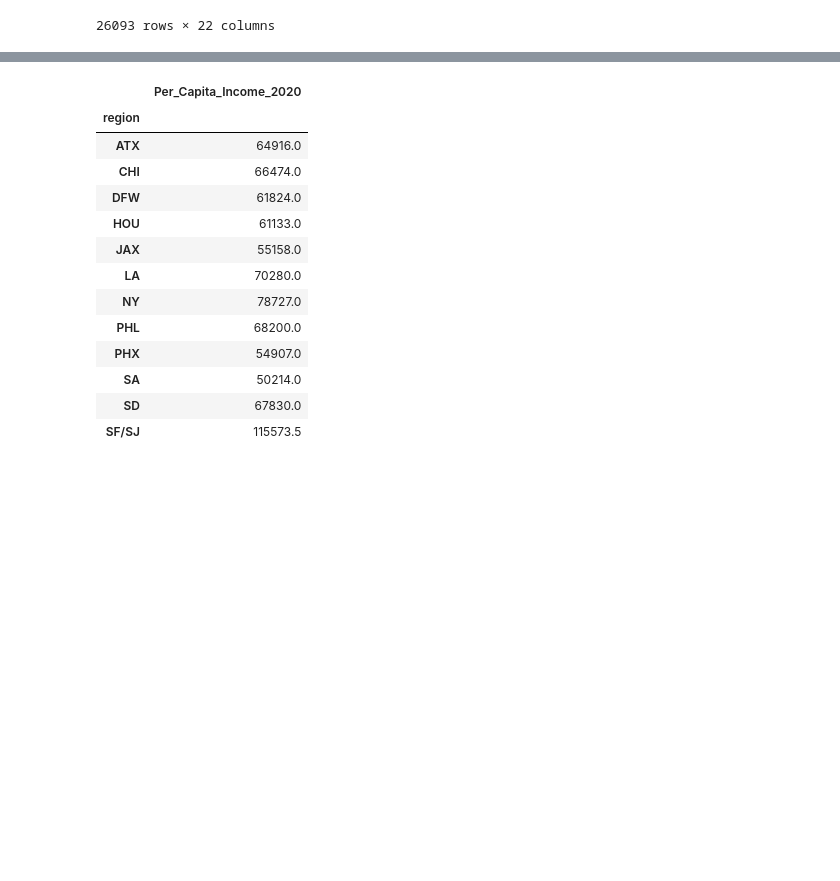
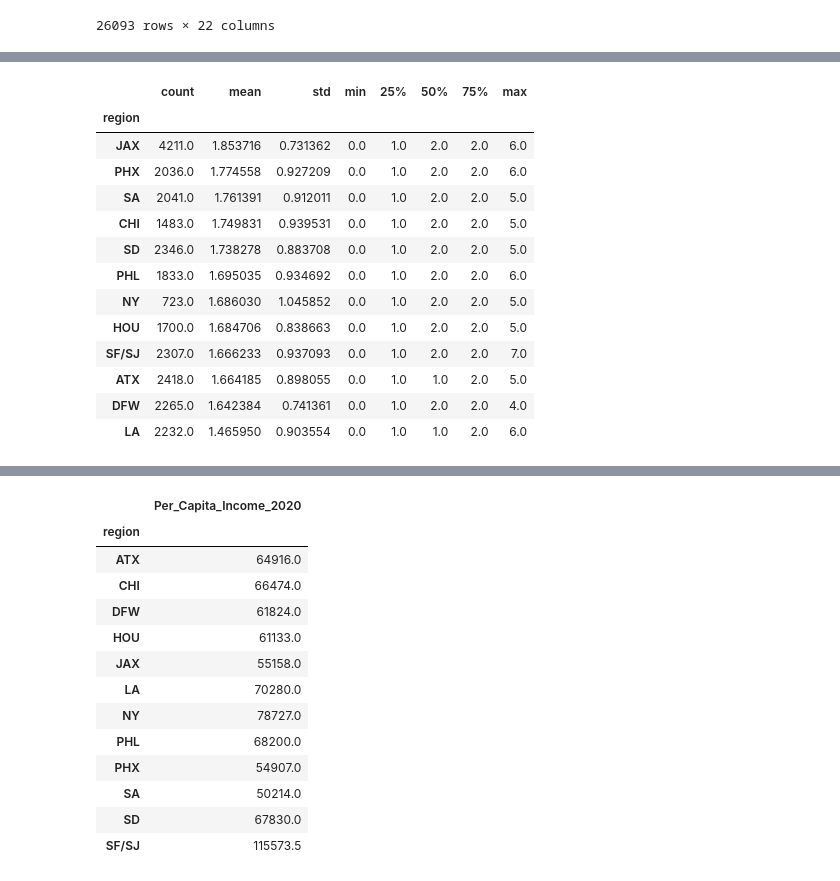
Before and after one commit to ski2488/Project.3, a Jupyter notebook: housing.ipynb, the cells around one changed output, grey strips where cells are left out. Cells and saved outputs as stored; diff of their text form; code cells hidden in the pictures; blank space fills up the shorter version.

```diff
--- a/housing.ipynb
+++ b/housing.ipynb
@@ -37,0 +123,18 @@ rent
+# %%
+# Group by city and create table of summary stats for 'beds'
+rent_summary['beds'].describe().sort_values(by = 'mean', ascending = False)
+# %% [output]
+|  | count | mean | std | min | 25% | 50% | 75% | max |
+| region |  |  |  |  |  |  |  |  |
+| JAX | 4211.0 | 1.853716 | 0.731362 | 0.0 | 1.0 | 2.0 | 2.0 | 6.0 |
+| PHX | 2036.0 | 1.774558 | 0.927209 | 0.0 | 1.0 | 2.0 | 2.0 | 6.0 |
+| SA | 2041.0 | 1.761391 | 0.912011 | 0.0 | 1.0 | 2.0 | 2.0 | 5.0 |
+| CHI | 1483.0 | 1.749831 | 0.939531 | 0.0 | 1.0 | 2.0 | 2.0 | 5.0 |
+| SD | 2346.0 | 1.738278 | 0.883708 | 0.0 | 1.0 | 2.0 | 2.0 | 5.0 |
+| PHL | 1833.0 | 1.695035 | 0.934692 | 0.0 | 1.0 | 2.0 | 2.0 | 6.0 |
+| NY | 723.0 | 1.686030 | 1.045852 | 0.0 | 1.0 | 2.0 | 2.0 | 5.0 |
+| HOU | 1700.0 | 1.684706 | 0.838663 | 0.0 | 1.0 | 2.0 | 2.0 | 5.0 |
+| SF/SJ | 2307.0 | 1.666233 | 0.937093 | 0.0 | 1.0 | 2.0 | 2.0 | 7.0 |
+| ATX | 2418.0 | 1.664185 | 0.898055 | 0.0 | 1.0 | 1.0 | 2.0 | 5.0 |
+| DFW | 2265.0 | 1.642384 | 0.741361 | 0.0 | 1.0 | 2.0 | 2.0 | 4.0 |
+| LA | 2232.0 | 1.465950 | 0.903554 | 0.0 | 1.0 | 1.0 | 2.0 | 6.0 |
```
Also changed, not shown: parts of 8 cells of this notebook.
